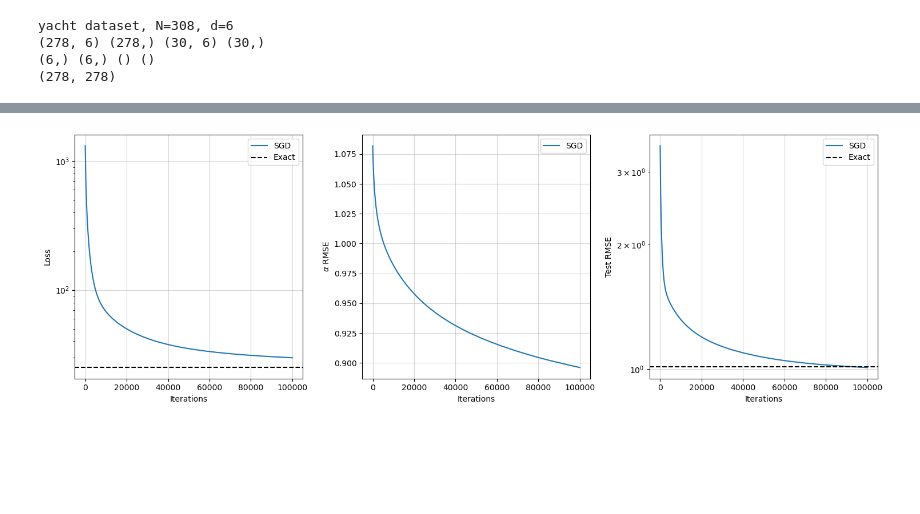
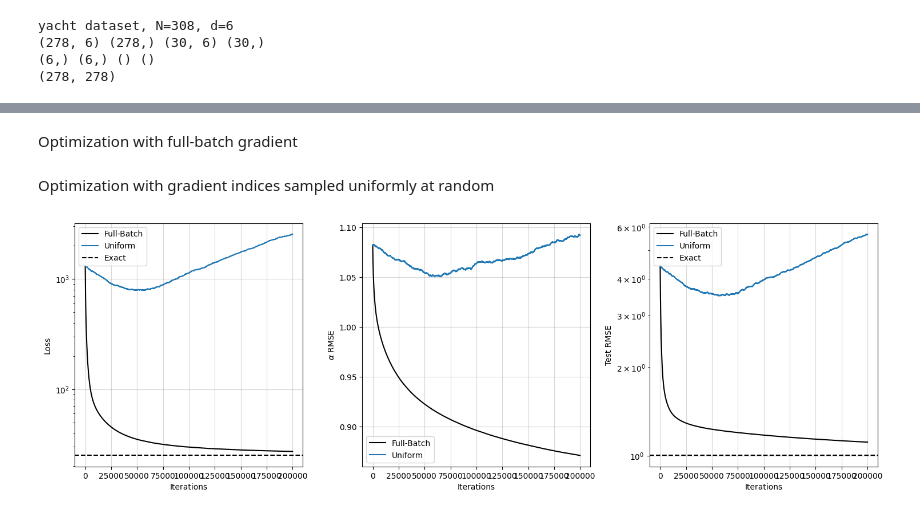
Before and after one commit to cambridge-mlg/sgd-gp, a Jupyter notebook: UCI_regression.ipynb, the cells around one changed output, grey strips where cells are left out. Cells and saved outputs as stored; diff of their text form; code cells hidden in the pictures; blank space fills up the shorter version.

Commit message:
naive triple stochastic gradient estimator

```diff
--- a/UCI_regression.ipynb
+++ b/UCI_regression.ipynb
@@ -39,3 +39,5 @@ print(test_rmse_exact)
+# %% [markdown]
+Optimization with full-batch gradient
 # %%
 import jax
 import jax.random as random
@@ -46,12 +48,12 @@ from tqdm import tqdm
 
 key = random.PRNGKey(12345)
 key, subkey = random.split(key)
-alpha = random.normal(subkey, shape=(N,))
+alpha = jnp.zeros((N,))
 
 learning_rate = 1e-4
 momentum = .9
 polyak_step_size = 1e-2
-iterations = int(1e5)
+iterations = int(2 * 1e5)
 
 optimizer = optax.sgd(learning_rate=learning_rate, momentum=momentum, nesterov=True)
 opt_state = optimizer.init(alpha)
@@ -70,15 +72,17 @@ def update(opt_state, params):
     return opt_state, params, loss
 
 
-loss_trace = []
-alpha_rmse_trace = []
-test_rmse_trace = []
+loss_trace_full_batch = []
+alpha_rmse_trace_full_batch = []
+test_rmse_trace_full_batch = []
 
 iterator = tqdm(range(iterations))
-for i in iterator:
+for _ in iterator:
     opt_state, alpha, loss = update(opt_state, alpha)
     y_pred = predict(alpha, x_test, x_train, RBF)
 
-    loss_trace.append(loss.item())
-    alpha_rmse_trace.append(RMSE(alpha_exact, alpha).item())
-    test_rmse_trace.append(RMSE(y_pred, y_test, mu=mu_y, sigma=sigma_y))
+    loss_trace_full_batch.append(loss.item())
+    alpha_rmse_trace_full_batch.append(RMSE(alpha_exact, alpha).item())
+    test_rmse_trace_full_batch.append(RMSE(y_pred, y_test, mu=mu_y, sigma=sigma_y))
+# %% [markdown]
+Optimization with gradient indices sampled uniformly at random
@@ -85,34 +147,37 @@ for i in iterator:
 # %%
 import matplotlib.pyplot as plt
 
 
 fig = plt.figure(figsize=[15, 5])
 ax1 = fig.add_subplot(1, 3, 1)
-ax1.plot(loss_trace, color='tab:blue', label='SGD')
+ax1.plot(loss_trace_full_batch, color='k', label='Full-Batch')
+ax1.plot(loss_trace_uniform, color='tab:blue', label='Uniform')
 ax1.axhline(loss_fn(alpha_exact), color='k', linestyle='--', label='Exact')
 ax1.set_xlabel("Iterations")
 ax1.set_ylabel("Loss")
 ax1.semilogy()
 ax1.grid(alpha=.5)
 ax1.legend()
 
 ax2 = fig.add_subplot(1, 3, 2)
-ax2.plot(alpha_rmse_trace, color='tab:blue', label='SGD')
+ax2.plot(alpha_rmse_trace_full_batch, color='k', label='Full-Batch')
+ax2.plot(alpha_rmse_trace_uniform, color='tab:blue', label='Uniform')
 ax2.set_xlabel("Iterations")
 ax2.set_ylabel(r"$\alpha$ RMSE")
 #ax2.semilogy()
 ax2.grid(alpha=.5)
 ax2.legend()
 
 ax3 = fig.add_subplot(1, 3, 3)
-ax3.plot(test_rmse_trace, color='tab:blue', label='SGD')
+ax3.plot(test_rmse_trace_full_batch, color='k', label='Full-Batch')
+ax3.plot(test_rmse_trace_uniform, color='tab:blue', label='Uniform')
 ax3.axhline(test_rmse_exact, color='k', linestyle='--', label='Exact')
 ax3.set_xlabel("Iterations")
 ax3.set_ylabel("Test RMSE")
 ax3.semilogy()
 ax3.grid(alpha=.5)
 ax3.legend()
 
 fig.tight_layout()
 # %% [output]
-[figure, old version]
+[figure, new version]
```
Also changed, not shown: parts of 2 cells of this notebook.
